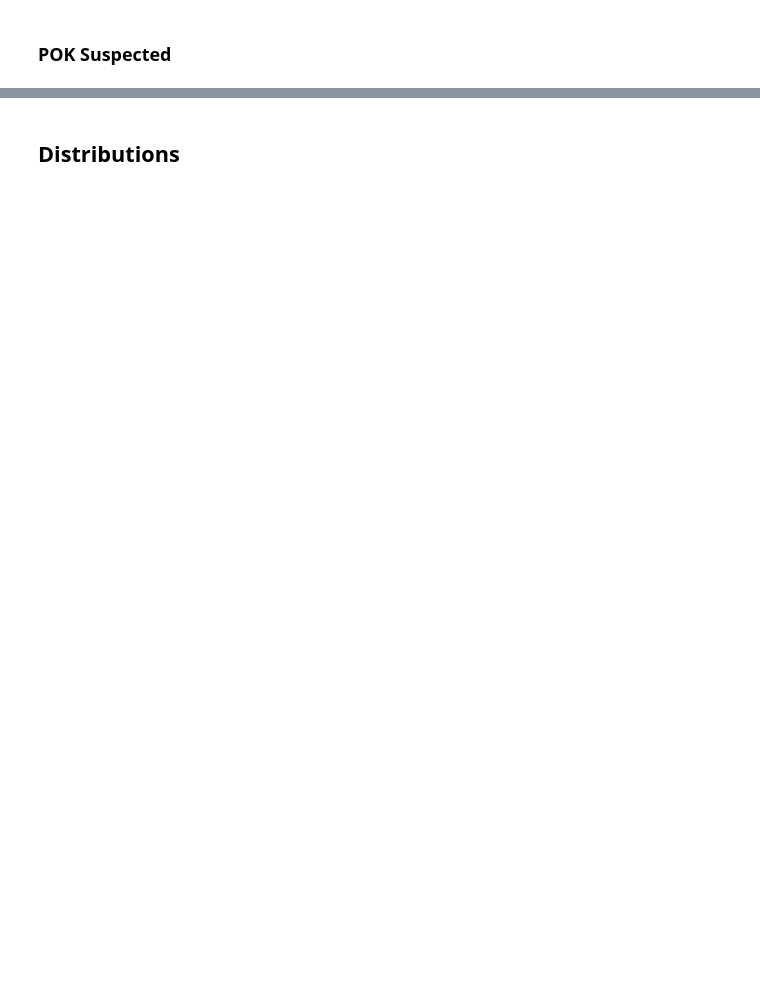
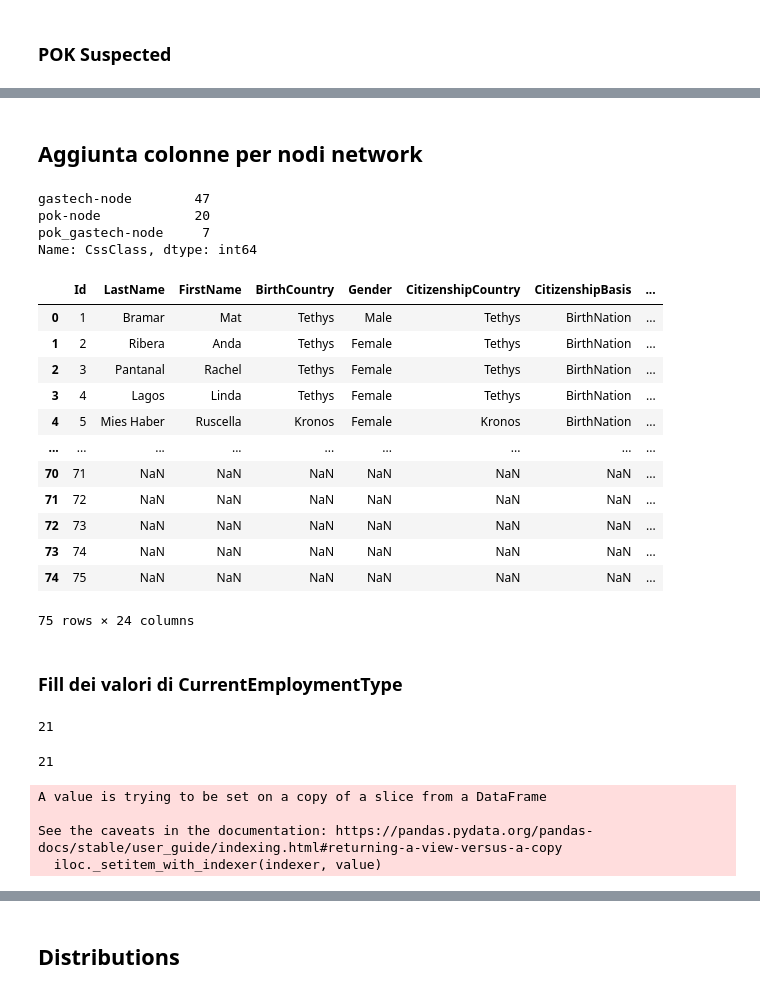
Before and after one commit to lorenzoFerri95/visual-analytics, a Jupyter notebook: research/VisualAnalytics_notebook.ipynb, the cells around one changed output, grey strips where cells are left out. Saved outputs shown, nothing was run; the diff lists cells and outputs as text; code cells hidden in the pictures; blank space fills up the shorter version.

```diff
--- a/research/VisualAnalytics_notebook.ipynb
+++ b/research/VisualAnalytics_notebook.ipynb
@@ -226,4 +239,28 @@ df_employee["POK_Suspected"] = df_employee.FullName.apply(lambda name: "yes" if
 kidnapped = {"Mat Bramar", "Anda Ribera", "Linda Lagos", "Carla Forluniau", "Cornelia Lais",
              "Willem Vasco-Pais", "Ingrid Barranco", "Ada Campo-Corrente", "Orhan Strum"}
 # %%
-df_employee["Kidnapped_Suspected"] = df_employee.FullName.apply(lambda name: "yes" if name in kidnapped else "no")
+df_employee["Kidnapped"] = df_employee.FullName.apply(lambda name: "yes" if name in kidnapped else "no")
+# %% [markdown]
+## Aggiunta colonne per nodi network
+# %%
+df_employee['FullName'] = df_employee['FullName'].str.lower()
+
+df_pok['FullName']=df_pok['FullName'].str.lower()
+pok_gastech['name']=pok_gastech['name'].str.lower()
+# %%
+def conditions_css(df):
+    if df['FullName'] in set(pok_gastech['name']):
+        return 'pok_gastech-node'
+    elif df['FullName'] in set(df_pok['FullName']):
+        return 'pok-node'
+    else:
+        return 'gastech-node'
+
+
+def conditions_label(df):
+    if df['FullName'] in set(pok_gastech['name']):
+        return 'pok_gastech-label'
+    elif df['FullName'] in set(df_pok['FullName']):
+        return 'pok-label'
+    else:
+        return 'gastech-label'
@@ -229,0 +270,49 @@ df_employee["Kidnapped_Suspected"] = df_employee.FullName.apply(lambda name: "ye
+# %%
+df_employee['CssClass'].value_counts()
+# %% [output]
+gastech-node        47
+pok-node            20
+pok_gastech-node     7
+Name: CssClass, dtype: int64
+# %%
+df_employee['Id'] = df_employee.index + 1
+df_employee = df_employee[ ['Id'] + [ col for col in df_employee.columns if col != 'Id' ] ] #spostare la colonna id all'inizio
+
+#aggiunta del nodo pok per collegare i membri della pok
+
+df_pok_n = pd.DataFrame([[75, 'pok', 'POK','pok-node', 'pok-label']],
+                   columns=['Id', 'FullName', 'Membership','CssClass', 'LabelClass'])
+
+df_employee = pd.concat([df_employee,df_pok_n], ignore_index=True)
+df_employee
+# %% [output]
+|  | Id | LastName | FirstName | BirthCountry | Gender | CitizenshipCountry | CitizenshipBasis | ... |
+| 0 | 1 | Bramar | Mat | Tethys | Male | Tethys | BirthNation | ... |
+| 1 | 2 | Ribera | Anda | Tethys | Female | Tethys | BirthNation | ... |
+| 2 | 3 | Pantanal | Rachel | Tethys | Female | Tethys | BirthNation | ... |
+| 3 | 4 | Lagos | Linda | Tethys | Female | Tethys | BirthNation | ... |
+| 4 | 5 | Mies Haber | Ruscella | Kronos | Female | Kronos | BirthNation | ... |
+| ... | ... | ... | ... | ... | ... | ... | ... | ... |
+| 70 | 71 | NaN | NaN | NaN | NaN | NaN | NaN | ... |
+| 71 | 72 | NaN | NaN | NaN | NaN | NaN | NaN | ... |
+| 72 | 73 | NaN | NaN | NaN | NaN | NaN | NaN | ... |
+| 73 | 74 | NaN | NaN | NaN | NaN | NaN | NaN | ... |
+| 74 | 75 | NaN | NaN | NaN | NaN | NaN | NaN | ... |
+75 rows × 24 columns
+# %% [markdown]
+### Fill dei valori di CurrentEmploymentType
+# %%
+len(df_employee.loc[df_employee["CurrentEmploymentType"].isnull()])
+# %% [output]
+21
+# %%
+len(df_employee.loc[df_employee["Membership"] == "POK"])
+# %% [output]
+21
+# %%
+df_employee["CurrentEmploymentType"].loc[df_employee["CurrentEmploymentType"].isnull()] = "POK Member"
+# %% [output]
+A value is trying to be set on a copy of a slice from a DataFrame
+
+See the caveats in the documentation: https://pandas.pydata.org/pandas-docs/stable/user_guide/indexing.html#returning-a-view-versus-a-copy
+  iloc._setitem_with_indexer(indexer, value)
```
Also changed, not shown: parts of 52 cells of this notebook, 6 other files.
